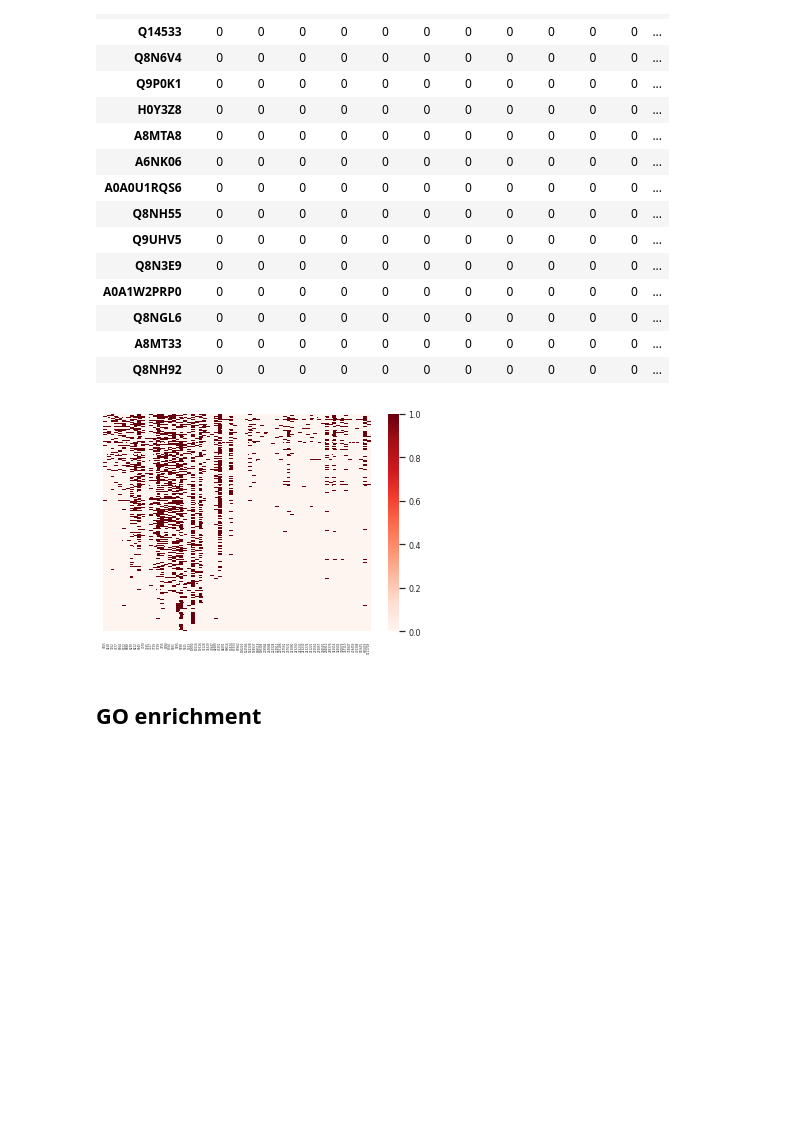
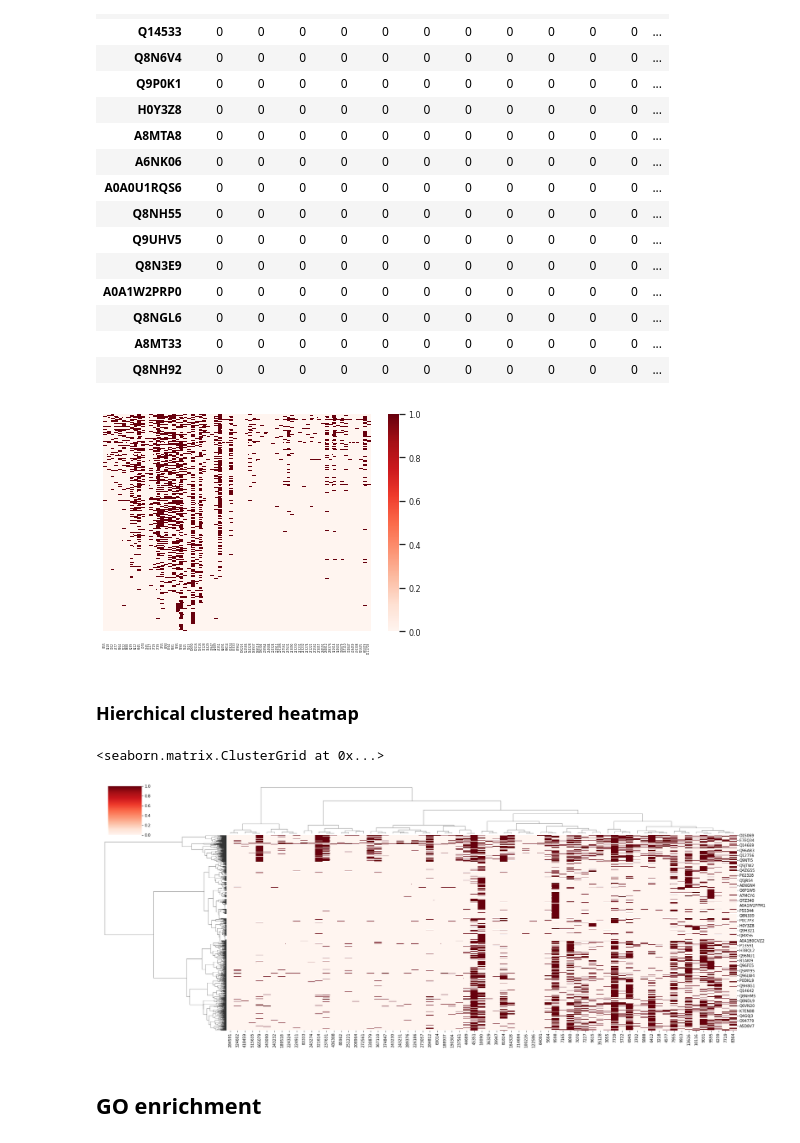
Before and after one commit to geovalexis/PP2GO, a Jupyter notebook: Methods.ipynb, the cells around one changed output. Cells and saved outputs as stored; diff of their text form; code cells hidden in the pictures; blank space fills up the shorter version.

Commit message:
Added hierarchical clustered heatmap

```diff
--- a/Methods.ipynb
+++ b/Methods.ipynb
@@ -648,6 +648,11 @@ from sklearn.cluster import AgglomerativeClustering
 from scipy.cluster.hierarchy import dendrogram, linkage
 from scipy.spatial.distance import squareform
 import pandas as pd
+
+def getLinkageMatrixSklearn(Y, distance_threshold=0.1, linkage_method="complete", affinity="precomputed"):
+    model = AgglomerativeClustering(n_clusters=None, distance_threshold=distance_threshold, linkage=linkage_method, affinity=affinity)
+    model = model.fit(squareform(Y))
+    return linkage(model.children_, method=linkage_method, metric=None)
 
 def getClusterLabelsSklearn(Y, distance_threshold=0.1, linkage_method="complete", affinity="precomputed", plot_dendogram=False):
     # See https://scikit-learn.org/stable/modules/generated/sklearn.cluster.AgglomerativeClustering.html
@@ -663,7 +668,3 @@ def getClusterLabelsSklearn(Y, distance_threshold=0.1, linkage_method="complete"
         plotDendogram(Z) # also plotDendogram(mode.distances_) ?? It supposed to give directly an array to plot a dendogram and this way save some computation cost. See at documentation.
 
     return model.labels_ # CLUSTERS labels. It gives the same array as if we had run fit_predict() method
-
-X = getOrthologsPresenceMatrix()
-Y = computeDistanceMatrix(X, "hamming")
-getClusterLabelsSklearn(Y, plot_dendogram=True)
@@ -675,0 +671,4 @@ array([ 75, 941, 940, ..., 524, 154, 154])
+# %%
+X = getOrthologsPresenceMatrix()
+Y = computeDistanceMatrix(X, "hamming")
+getClusterLabelsSklearn(Y, distance_threshold=0.1, plot_dendogram=True)
@@ -677,6 +682,9 @@ array([ 75, 941, 940, ..., 524, 154, 154])
 # Snippet of code inspired from this paper https://www.embopress.org/doi/full/10.1038/msb.2013.50#msb201350-fig-0001 (within the "Generation of coevolved gene clusters" section)
 
 from scipy.cluster.hierarchy import linkage, dendrogram, fcluster
+
+def getLinkageMatrixScipy(Y, linkage_method="ward", distance_metric="euclidean"):
+    return linkage(Y, method=linkage_method, metric=distance_metric)
 
 def getClusterLabelsScipy(Y, linkage_method="ward", distance_metric="euclidean", criterion="inconsistent", criterion_threshold=1, plot_dendogram=False):
     Z = linkage(Y, method=linkage_method, metric=distance_metric) # When a condensed matrix is passed (Y), then the metric parameter is ignored ??
@@ -688,7 +696,3 @@ def getClusterLabelsScipy(Y, linkage_method="ward", distance_metric="euclidean",
     if plot_dendogram:
         plotDendogram(Z)
     return clusters_labels
-
-X = getOrthologsPresenceMatrix()
-Y = computeDistanceMatrix(X, "hamming")
-getClusterLabelsScipy(Y, plot_dendogram=True)
@@ -853,6 +867,28 @@ ort_counts_pr_abs_sorted_by_cluster_size = orthologs_counts_matrix_presence_abse
 plotHeatMap(ort_counts_pr_abs_sorted_by_cluster_size)
 # %% [output]
 [figure]
+# %% [markdown]
+### Hierchical clustered heatmap
+# %%
+import pandas as pd
+import seaborn as sns
+import matplotlib.pyplot as plt
+
+Y_genes = Y # Already computed distance matrix for the genes/proteins (rows)
+Z_genes = getLinkageMatrixScipy(Y_genes)
+Y_species = computeDistanceMatrix(orthologs_counts_matrix_presence_absence.drop(columns="cluster").T, #Transposed so it computes the distance matrix for the columns (species)
+                                  distance_metric="hamming")
+Z_species = getLinkageMatrixSklearn(Y_species)
+
+sns.clustermap(orthologs_counts_matrix_presence_absence.drop(columns="cluster"),
+               #method='complete', metric='hamming',
+               standard_scale=None, figsize=(25, 10),
+               row_cluster=True, col_cluster=True,
+               row_linkage=Z_genes, col_linkage=Z_species, #In {row,col}_linkage parameters we could specify directly the distance precomputed linkage matrix
+               cmap="Reds")
+# %% [output]
+<seaborn.matrix.ClusterGrid at 0x...>
+[figure, added]
 # %% [markdown]
 ## GO enrichment
 # %% [markdown]
```
Also changed, not shown: parts of 7 cells of this notebook.
